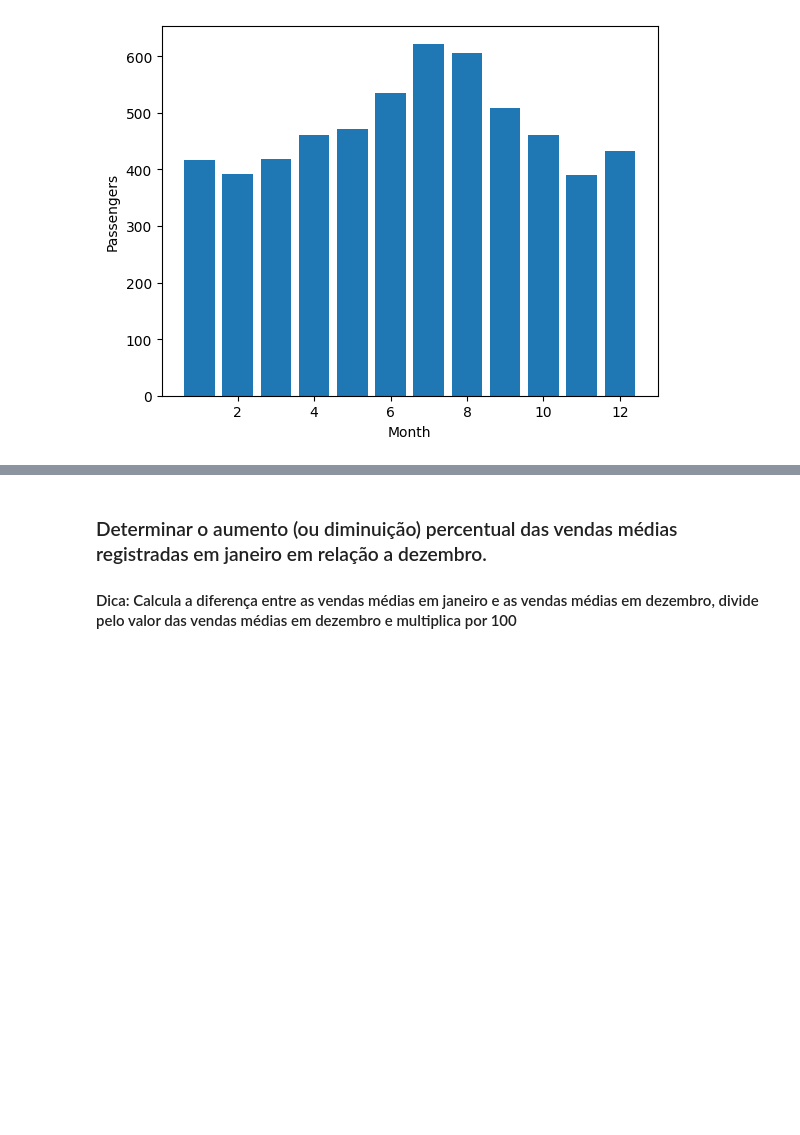
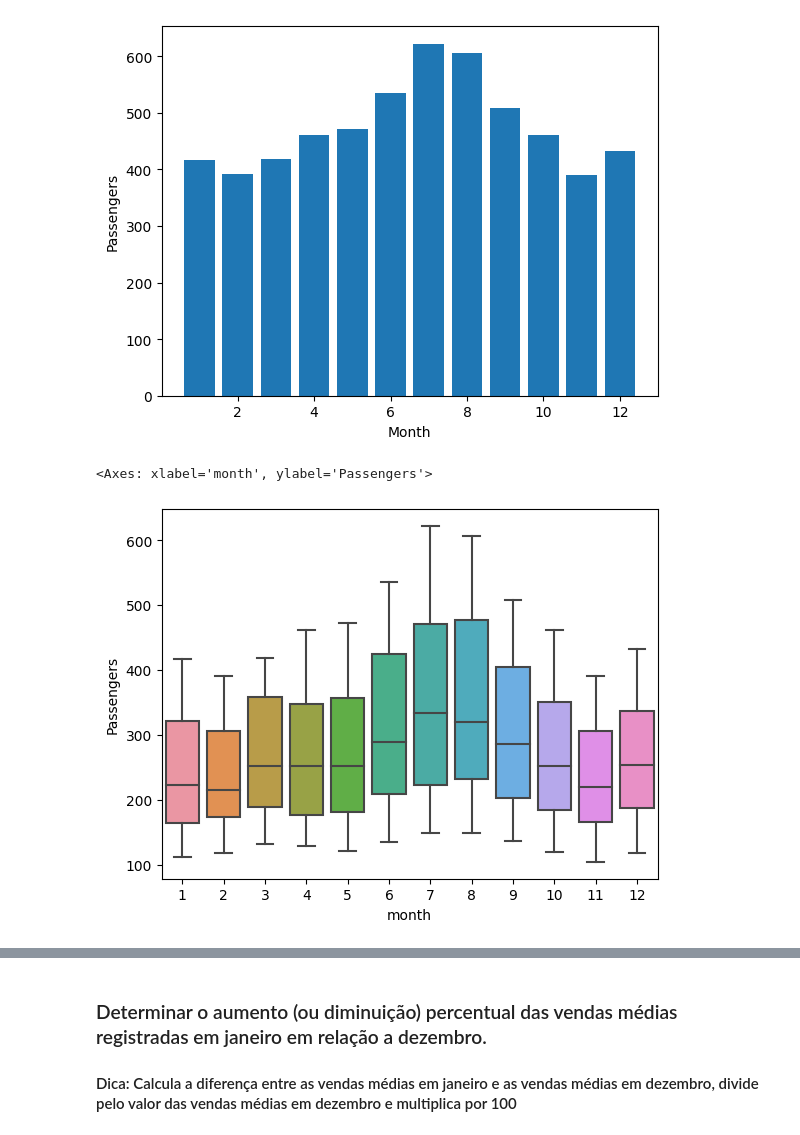
Before and after one commit to andvsilva/programming_school, a Jupyter notebook: notebooks/time-series/Lab_series_temp_2023_2.ipynb, the cells around one changed output, grey strips where cells are left out. Drawn from its saved outputs; the diff is of its cells as text; code cells hidden in the pictures; blank space fills up the shorter version.

```diff
--- a/notebooks/time-series/Lab_series_temp_2023_2.ipynb
+++ b/notebooks/time-series/Lab_series_temp_2023_2.ipynb
@@ -159,6 +166,14 @@ plt.ylabel('Passengers')
 # %% [output]
 Text(0, 0.5, 'Passengers')
 [figure]
+# %%
+
+sns.boxplot(x='month', y='Passengers', data=passenger_)
+
+### FROM THIS PLOT, THE DATA DOES NOT SHOW OUTLIERS.
+# %% [output]
+<Axes: xlabel='month', ylabel='Passengers'>
+[figure, added]
 # %%
 
 mean = y.mean()
```
Also changed, not shown: parts of 17 cells of this notebook.
